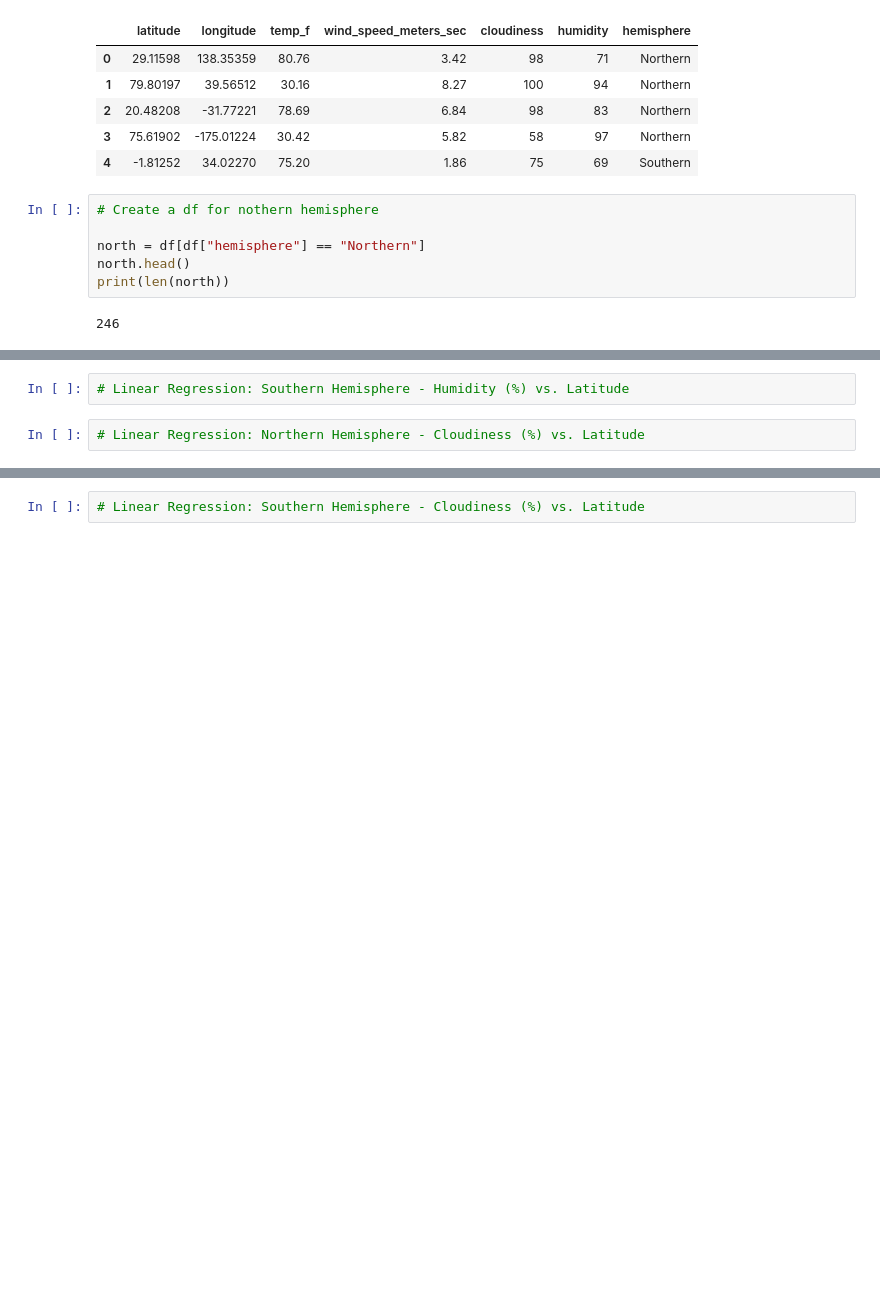
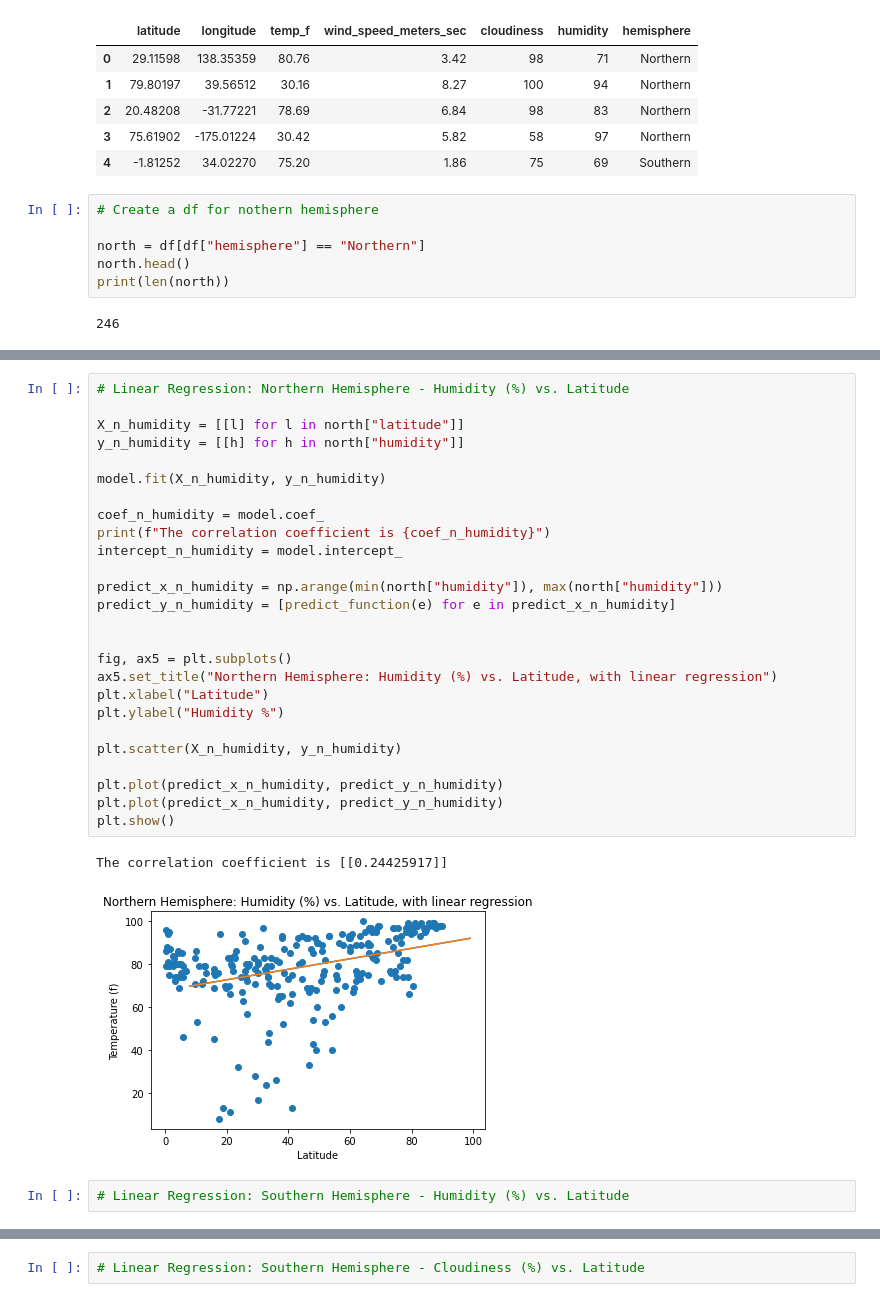
Before and after one commit to BatesJ72/python-api-challenge, a Jupyter notebook: WeatherPy/weatherpy.ipynb, the cells around one changed output, grey strips where cells are left out. Cells and saved outputs as stored; diff of their text form; blank space fills up the shorter version.

```diff
--- a/WeatherPy/weatherpy.ipynb
+++ b/WeatherPy/weatherpy.ipynb
@@ -290,4 +321,31 @@ plt.show()
+# %%
+# Linear Regression: Northern Hemisphere - Humidity (%) vs. Latitude
+
+X_n_humidity = [[l] for l in north["latitude"]]
+y_n_humidity = [[h] for h in north["humidity"]]
+
+model.fit(X_n_humidity, y_n_humidity)
+
+coef_n_humidity = model.coef_
+print(f"The correlation coefficient is {coef_n_humidity}")
+intercept_n_humidity = model.intercept_
+
+predict_x_n_humidity = np.arange(min(north["humidity"]), max(north["humidity"]))
+predict_y_n_humidity = [predict_function(e) for e in predict_x_n_humidity]
+
+
+fig, ax5 = plt.subplots()
+ax5.set_title("Northern Hemisphere: Humidity (%) vs. Latitude, with linear regression")
+plt.xlabel("Latitude")
+plt.ylabel("Humidity %")
+
+plt.scatter(X_n_humidity, y_n_humidity)
+
+plt.plot(predict_x_n_humidity, predict_y_n_humidity)
+plt.plot(predict_x_n_humidity, predict_y_n_humidity)
+plt.show()
+# %% [output]
+The correlation coefficient is [[0.24425917]]
+[figure, added]
 # %%
 # Linear Regression: Southern Hemisphere - Humidity (%) vs. Latitude
-# %%
-# Linear Regression: Northern Hemisphere - Cloudiness (%) vs. Latitude
```
Also changed, not shown: parts of 11 cells of this notebook.
